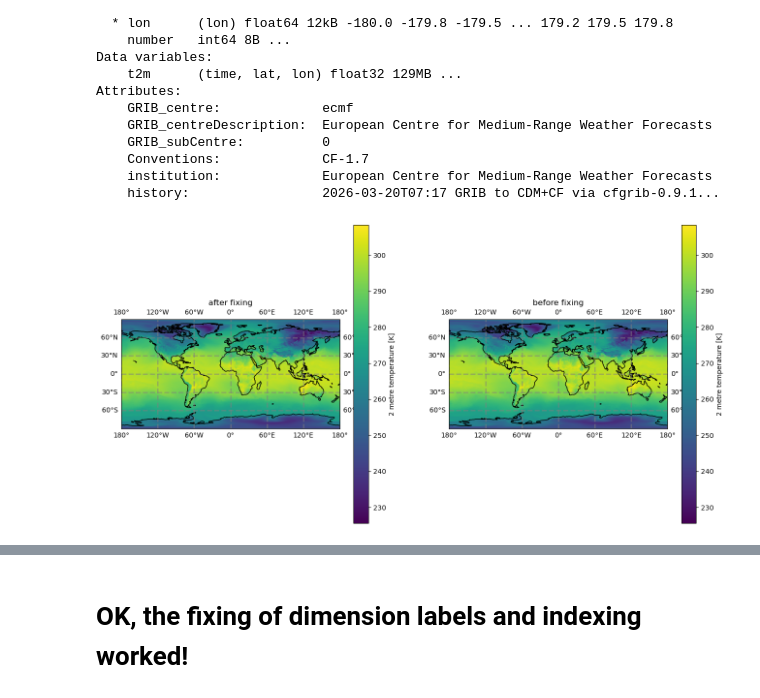
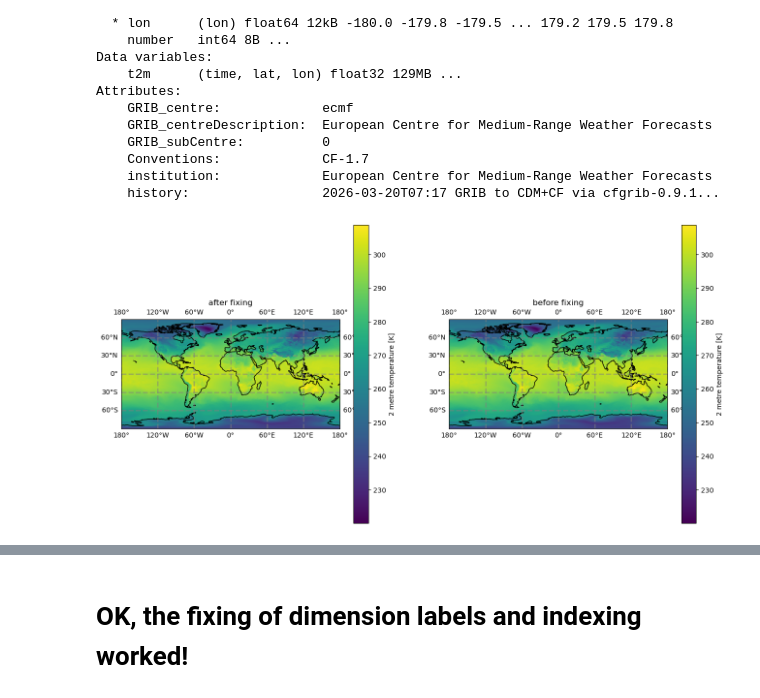
Before and after one commit to tedscott/HeatWaves, a Jupyter notebook: CDSAPI_data_pull.ipynb, the cells around one changed output, grey strips where cells are left out. Drawn from its saved outputs; the diff is of its cells as text; code cells hidden in the pictures.

Commit message:
more processing of winter and added a fix to issue with ERA5 adding new coords since 2024

```diff
--- a/CDSAPI_data_pull.ipynb
+++ b/CDSAPI_data_pull.ipynb
@@ -424,9 +409,9 @@ Attributes:
 # adjust longitude to run from -180 to 180
 # solution from: https://stackoverflow.com/questions/53345442/about-changing-longitude-array-from-0-360-to-180-to-180-with-python-xarray
 # save attributes so I can add them back later
-lon_atrib = dset2.coords['longitude'].attrs
-lat_atrib = dset2.coords['latitude'].attrs
-time_atrib = dset2.coords['valid_time'].attrs
-dset2.coords['longitude'] = (dset2.coords['longitude'] + 180) % 360 - 180
-dset2 = dset2.sortby(dset2.longitude)
-dset2
+lon_atrib = dset.coords['longitude'].attrs
+lat_atrib = dset.coords['latitude'].attrs
+time_atrib = dset.coords['valid_time'].attrs
+dset.coords['longitude'] = (dset.coords['longitude'] + 180) % 360 - 180
+dset = dset.sortby(dset.longitude)
+dset
@@ -434,8 +436,8 @@ dset2
 # now adjust latitude to run from -90 to 90 like my pre-2025 data
 # help from https://stackoverflow.com/questions/54677161/xarray-reverse-an-array-along-one-coordinate
 
-dset2 = dset2.isel(lat=slice(None, None, -1))
+dset = dset.isel(latitude=slice(None, None, -1))
 #dset2 = dset2.reindex(lat=dset2.lat[::-1])
-dset2
+dset
 # %% [output]
 <xarray.Dataset> Size: 129MB
@@ -457,12 +459,12 @@ Attributes:
 # %%
 # also save that out because that is how I will want the longitude
 # also rename to lat and lon like the t2m data
-#ds = dset2.rename({'valid_time':'time','longitude':'lon','latitude':'lat'})
-ds = dset2.rename({'time':'time','lon':'lon','lat':'lat'})
+ds = dset.rename({'valid_time':'time','longitude':'lon','latitude':'lat'})
+#ds = dset2.rename({'time':'time','lon':'lon','lat':'lat'})
 ds.coords['lon'].attrs = lon_atrib
 ds.coords['lat'].attrs = lat_atrib
 ds.coords['time'].attrs = time_atrib
-output_path = '../../../Data/ERA5-global/Analysis/2025/fixed/download_daily_mean_2m_temperature_2025_01.nc'
+output_path = '../../../Data/ERA5-global/Analysis/2024/download_daily_mean_2m_temperature_2024_08.nc'
 ds.to_netcdf(output_path)
 ds
 # %% [output]
@@ -554,19 +561,21 @@ for i,j in zip(months,fixme):
 11 ../../../Data/ERA5-global/Analysis/2025/download_daily_mean_2m_temperature_2025_11.nc
 12 ../../../Data/ERA5-global/Analysis/2025/download_daily_mean_2m_temperature_2025_12.nc
 # %%
+%%time
 # list of months to shift lat and lon, and rename time var
 months = [
         #"01",
-    "02", "03",
-        "04", "05", "06",
-        "07", "08", "09",
+    # "02", "03",
+    #     "04", "05", "06",
+    #     "07", "08",
+    "09",
         "10", "11", "12"
         ]
 
 # build filenames and loop
 
 for m in months:
-    filepath = '../../../Data/ERA5-global/Analysis/2025/download_daily_mean_2m_temperature_2025_' + str(m) + '.nc'
+    filepath = '../../../Data/ERA5-global/Analysis/2024/uncorrected_dimensions/download_daily_mean_2m_temperature_2024_' + str(m) + '.nc'
     ds = xr.open_dataset(filepath)
 
     # adjust longitude to run from -180 to 180
@@ -586,5 +595,5 @@ for m in months:
     dst.coords['time'].attrs = time_atrib
 
     # save it out
-    outpath = '../../../Data/ERA5-global/Analysis/2025/fixed/download_daily_mean_2m_temperature_2025_' + str(m) + '.nc'
+    outpath = '../../../Data/ERA5-global/Analysis/2024/download_daily_mean_2m_temperature_2024_' + str(m) + '.nc'
     dst.to_netcdf(outpath)
@@ -648,33 +677,33 @@ Attributes:
 # %%
 # quick plot comparisons
 #before reindexing dimensions
-filepath = '../../../Data/ERA5-global/Analysis/2025/download_daily_mean_2m_temperature_2025_12.nc'
+filepath = '../../../Data/ERA5-global/Analysis/2024/uncorrected_dimensions/download_daily_mean_2m_temperature_2024_12.nc'
 ds = xr.open_dataset(filepath)
 
 # map it again for comparison
 fig = plt.figure(figsize=[16,8])
 
 # 111 means 1 row, 1 col and index 1
 ax1 = fig.add_subplot(1,2,1, projection=ccrs.PlateCarree(central_longitude=0))
 dst.t2m.isel(time=0).plot(ax=ax1,transform=ccrs.PlateCarree())
 ax1.coastlines()
 gl = ax1.gridlines(
     draw_labels=True, linewidth=2, color='gray', alpha=0.5, linestyle='--'
 )
 ax1.set_title("after fixing")
 
 ax2 = fig.add_subplot(1,2,2, projection=ccrs.PlateCarree(central_longitude=0))
 ds.t2m.isel(valid_time=0).plot(ax=ax2,transform=ccrs.PlateCarree())
 ax2.coastlines()
 gl = ax2.gridlines(
     draw_labels=True, linewidth=2, color='gray', alpha=0.5, linestyle='--'
 )
 ax2.set_title("before fixing")
 
 
 plt.show()
 # %% [output]
-[figure, old version]
+[figure, new version]
 # %%
 ds, dst
 # %% [output]
```
Also changed, not shown: parts of 16 cells of this notebook, 4 other files.
